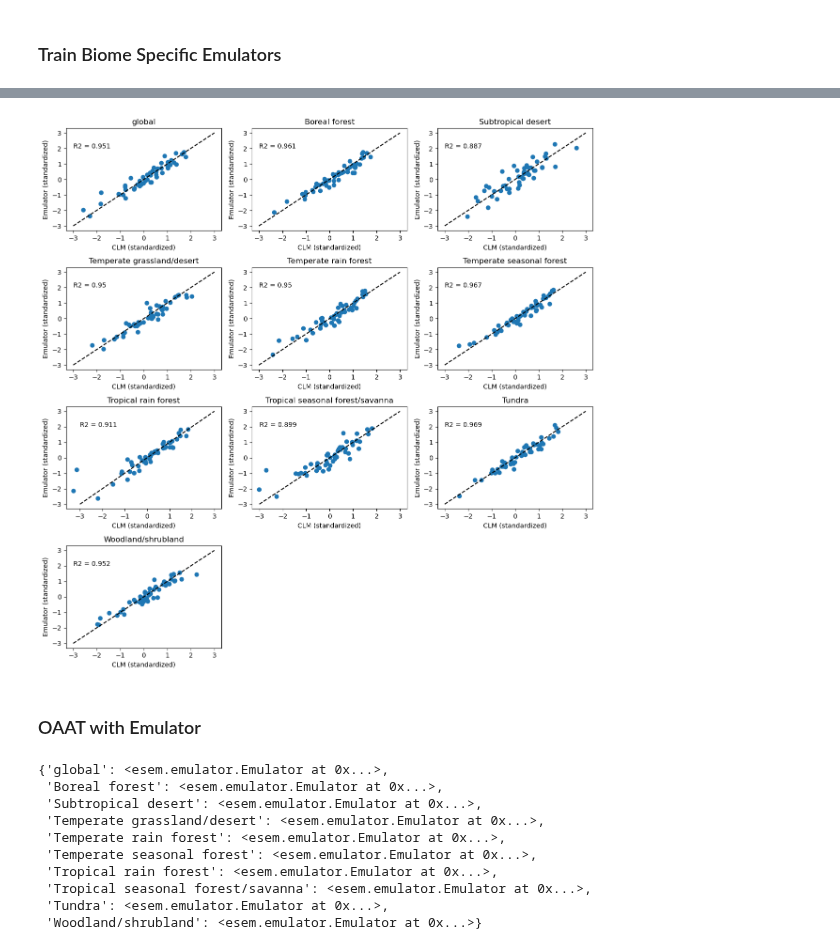
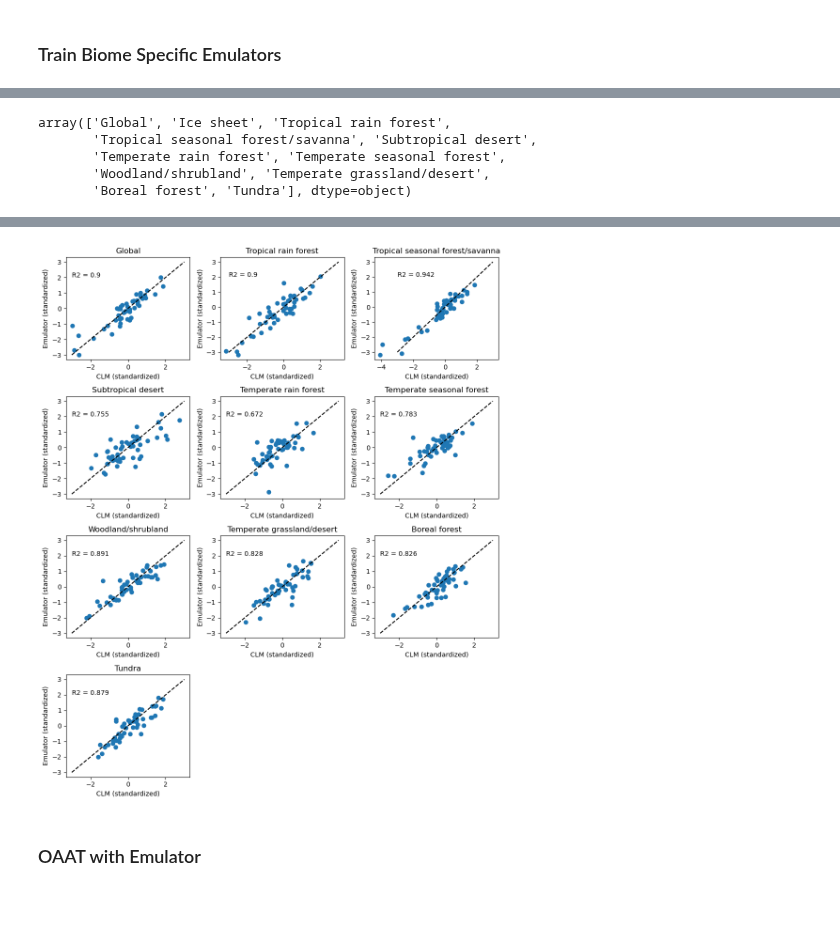
Before and after one commit to djk2120/CLM5PPE, a Jupyter notebook: pyth/LHC_BGC_uncertainty.ipynb, the cells around one changed output, grey strips where cells are left out. Cells and saved outputs as stored; diff of their text form; code cells hidden in the pictures; blank space fills up the shorter version.

Commit message:
CESM workshop BGC talk LH figures

```diff
--- a/pyth/LHC_BGC_uncertainty.ipynb
+++ b/pyth/LHC_BGC_uncertainty.ipynb
@@ -52,0 +60,9 @@ num_params = len(ppe_params.columns)
+# %%
+var = 'LandSink'
+t=slice(str(1960),str(2014))
+ds_var = ds[var].sel(year=t)
+# %%
+for i in range(501):
+    var = ds_var.sel(biome='Global',ens=i)
+    plt.plot(var,color='grey',linewidth=0.5,alpha=0.5)
+plt.plot(ds_var.sel(biome='Global',ens=0),color='k',label='Default CLM')
@@ -53,9 +72,28 @@ num_params = len(ppe_params.columns)
 # %% [markdown]
 ### Train Biome Specific Emulators
+# %%
+def train_GPemulator(data,params,ntest,ax,kernel=None):
+    Y = standardize(data)
+
+    # split training and testing data
+    X_test, X_train = params[:ntest], params[ntest:]
+    y_test, y_train = Y[:ntest], Y[ntest:]
+
+    # define emulator model and train
+    if kernel is not None :
+        emulator = gp_model(np.array(X_train),np.array(y_train),kernel=kernel)
+    else:
+        emulator = gp_model(np.array(X_train),np.array(y_train)) # using default kernel
+
+    emulator.train()
+
+    plot_validation(emulator, X_test, y_test, ax)
+
+    return emulator
 # %%
 # data
-var = 'GPP'
-t=slice(str(2005),str(2014))
+var = 'LandSink'
+t=slice(str(2001),str(2014))
 ds_in = ds[var].sel(year=t).mean(dim='year')
 # %%
 # define kernel
@@ -71,24 +109,32 @@ kernel = kernel_linear + kernel_matern32 + kernel_RBF
 To enable them in other operations, rebuild TensorFlow with the appropriate compiler flags.
+# %%
+ds_in.biome.values
+# %% [output]
+array(['Global', 'Ice sheet', 'Tropical rain forest',
+       'Tropical seasonal forest/savanna', 'Subtropical desert',
+       'Temperate rain forest', 'Temperate seasonal forest',
+       'Woodland/shrubland', 'Temperate grassland/desert',
+       'Boreal forest', 'Tundra'], dtype=object)
 # %%
 # train emulators and save in a dictionary
-plt.figure(figsize=[12,12])
+plt.figure(figsize=[10,12])
 plt.rcParams.update({'font.size': 10})
 
-BM_GPP_emulator_dict = {}
+BM_emulator_dict = {}
 keys = ds_in.biome.values
 
-for i,b in enumerate([0,1,3,4,5,6,7,8,9,10]):
+for i,b in enumerate([0,2,3,4,5,6,7,8,9,10]):
 
     y_data = ds_in.isel(biome=b)
 
     ax = plt.subplot(4,3,i+1)
 
-    emulator = train_GPemulator(y_data[1:],ppe_params,50,kernel,ax)
+    emulator = train_GPemulator(y_data[1:],ppe_params,50,ax)
 
-    BM_GPP_emulator_dict[keys[b]] = emulator
+    BM_emulator_dict[keys[b]] = emulator
 
     ax.set_title(ds_in.biome[b].values)
 
 plt.tight_layout()
-#plt.savefig('./figs/BiomeGPP_emulator_validation.png',dpi = 100)
+#plt.savefig('./working_dir/figs/BGC_cesm23/Biome_LandSink_emulator_validation.png',dpi = 100)
 # %% [output]
@@ -95,4 +151,4 @@ plt.tight_layout()
-[figure, old version]
+[figure, new version]
 # %% [markdown]
 ### OAAT with Emulator
 # %%
@@ -102,18 +158,5 @@ s = np.linspace(0,1,n)
 unif = pd.concat([pd.DataFrame(np.tile(0.5,n))]*num_params,axis=1) # hold all parameters at median value
 unif.columns = ppe_params.columns
 #unif['leafcn'] = np.tile(0.8,n) # change individual parameter default setting for OAAT
-# %%
-BM_GPP_emulator_dict
-# %% [output]
-{'global': <esem.emulator.Emulator at 0x...>,
- 'Boreal forest': <esem.emulator.Emulator at 0x...>,
- 'Subtropical desert': <esem.emulator.Emulator at 0x...>,
- 'Temperate grassland/desert': <esem.emulator.Emulator at 0x...>,
- 'Temperate rain forest': <esem.emulator.Emulator at 0x...>,
- 'Temperate seasonal forest': <esem.emulator.Emulator at 0x...>,
- 'Tropical rain forest': <esem.emulator.Emulator at 0x...>,
- 'Tropical seasonal forest/savanna': <esem.emulator.Emulator at 0x...>,
- 'Tundra': <esem.emulator.Emulator at 0x...>,
- 'Woodland/shrubland': <esem.emulator.Emulator at 0x...>}
 # %%
 plt.figure(figsize=[14,12])
```
Also changed, not shown: parts of 23 cells of this notebook, 1 other file.
